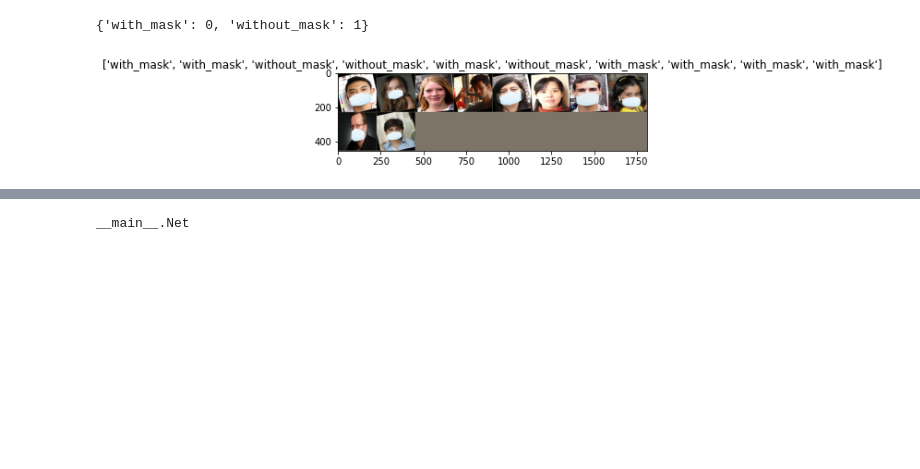
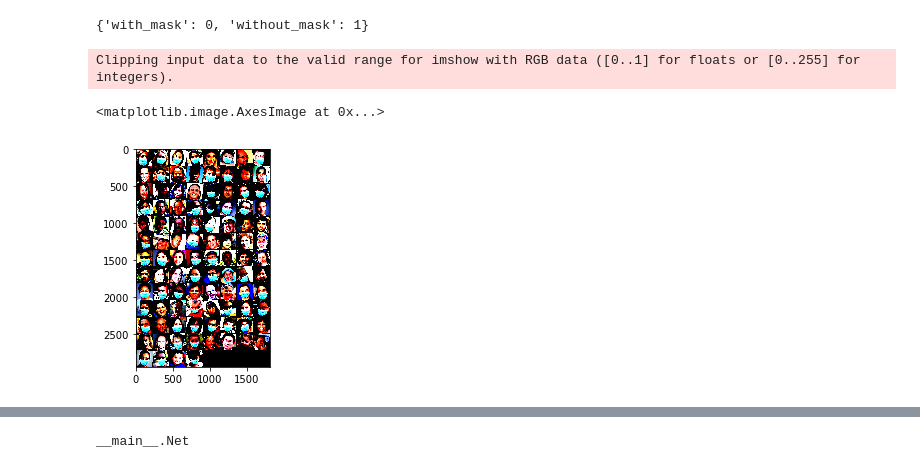
Before and after one commit to Miura55/deeplearning-face-mask-detection, a Jupyter notebook: train_mask_detect.ipynb, the cells around one changed output, grey strips where cells are left out. Cells and saved outputs as stored; diff of their text form; code cells hidden in the pictures; blank space fills up the shorter version.

```diff
--- a/train_mask_detect.ipynb
+++ b/train_mask_detect.ipynb
@@ -34,7 +34,7 @@ data_transforms = {
     ]),
 }
 
-dataset = ImageFolder("raw_dataset", data_transforms['train'])
+dataset = ImageFolder("data", data_transforms['train'])
 dataset.class_to_idx
 # %% [output]
 {'with_mask': 0, 'without_mask': 1}
@@ -47,32 +47,22 @@ dataset_size  = {"train":train_size, "val":val_size}
 train_data, val_data = random_split(dataset, [train_size, val_size])
 # %%
 # DataLoaderを定義
-train_loader = DataLoader(train_data, batch_size=10, shuffle=True)
-val_loader = DataLoader(val_data, batch_size=10, shuffle=False)
+train_loader = DataLoader(train_data, batch_size=100, shuffle=True)
+val_loader = DataLoader(val_data, batch_size=100, shuffle=False)
 dataloaders = {'train':train_loader, 'val':val_loader}
-
-def imshow(inp, title=None):
-    """Imshow for Tensor."""
-    inp = inp.numpy().transpose((1, 2, 0))
-    mean = np.array([0.485, 0.456, 0.406])
-    std = np.array([0.229, 0.224, 0.225])
-    inp = std * inp + mean
-    inp = np.clip(inp, 0, 1)
-    plt.imshow(inp)
-    if title is not None:
-        plt.title(title)
-    plt.pause(0.001)  # pause a bit so that plots are updated
 
 dataiter = iter(dataloaders['train'])
 images, labels = dataiter.next()
 class_names = list(dataset.class_to_idx.keys())
 
 # Make a grid from batch
 out = torchvision.utils.make_grid(images)
 
-imshow(out, title=[class_names[x] for x in labels])
+plt.imshow(out.permute(1, 2, 0))
 # %% [output]
+Clipping input data to the valid range for imshow with RGB data ([0..1] for floats or [0..255] for integers).
+<matplotlib.image.AxesImage at 0x...>
-[figure, old version]
+[figure, new version]
 # %%
 # モデルの定義
 import torch.nn as nn
```
Also changed, not shown: parts of 2 cells of this notebook, 15 other files.
